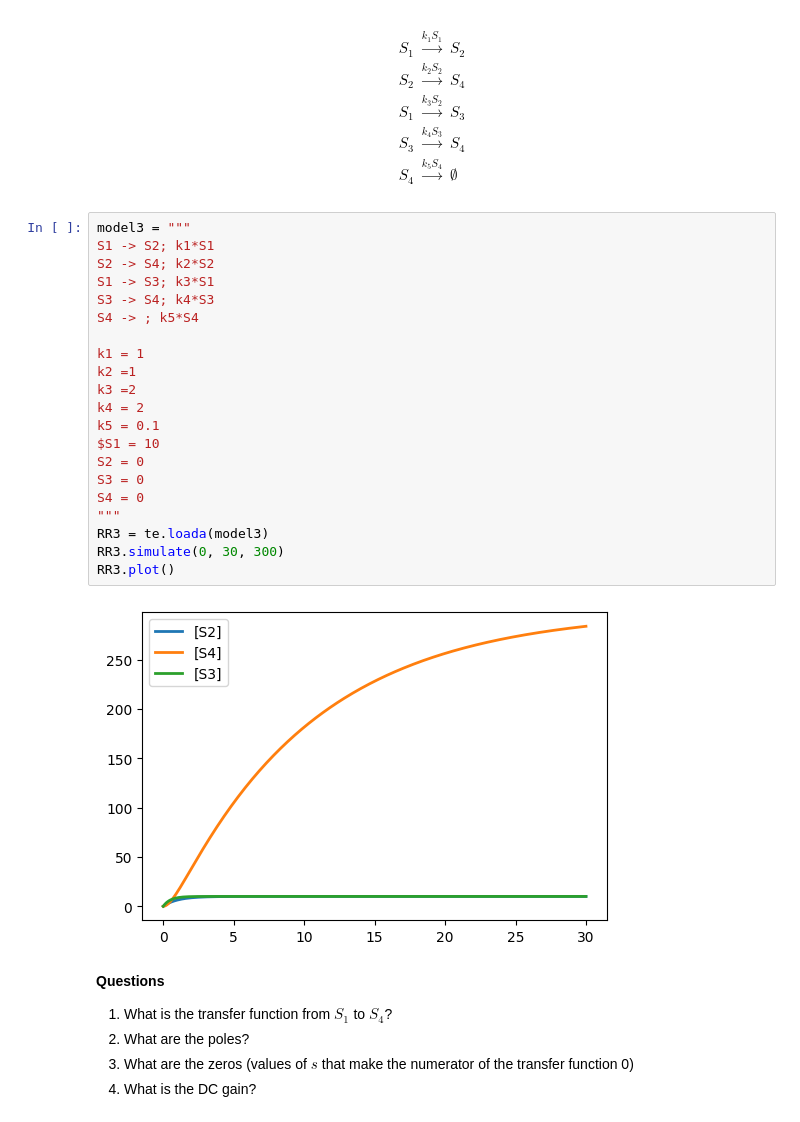
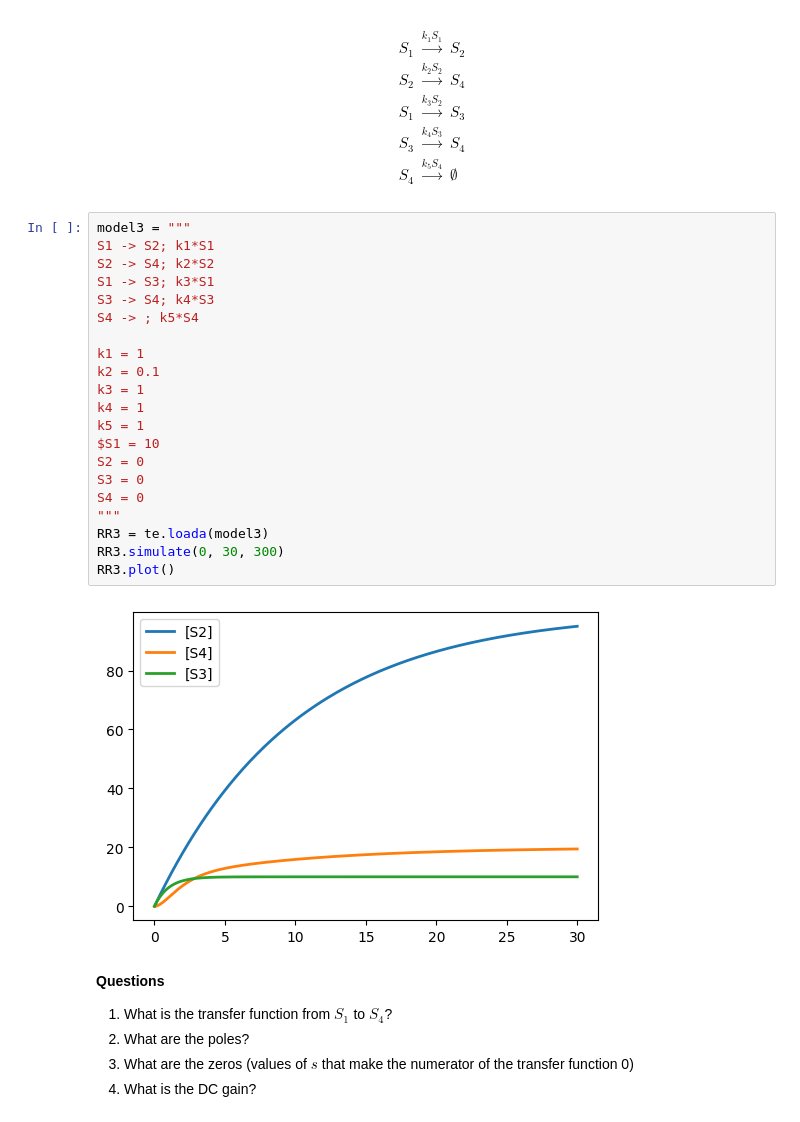
Before and after one commit to joseph-hellerstein/advanced-controls-lectures, a Jupyter notebook: lectures/lecture_09-linear_time_invariant_systems/practice_with_transfer_functions.ipynb, the cells around one changed output. Cells and saved outputs as stored; diff of their text form.

```diff
--- a/lectures/lecture_09-linear_time_invariant_systems/practice_with_transfer_functions.ipynb
+++ b/lectures/lecture_09-linear_time_invariant_systems/practice_with_transfer_functions.ipynb
@@ -269,26 +268,26 @@ S_4 & \xrightarrow{k_5 S_4} & \emptyset
 # %%
 model3 = """
 S1 -> S2; k1*S1
 S2 -> S4; k2*S2
 S1 -> S3; k3*S1
 S3 -> S4; k4*S3
 S4 -> ; k5*S4
 
 k1 = 1
-k2 =1
-k3 =2
-k4 = 2
-k5 = 0.1
+k2 = 0.1
+k3 = 1
+k4 = 1
+k5 = 1
 $S1 = 10
 S2 = 0
 S3 = 0
 S4 = 0
 """
 RR3 = te.loada(model3)
 RR3.simulate(0, 30, 300)
 RR3.plot()
 # %% [output]
-[figure, old version]
+[figure, new version]
 # %% [markdown]
 **Questions**
 1. What is the transfer function from $S_1$ to $S_4$?
```
Also changed, not shown: parts of 15 cells of this notebook, 3 other files.
